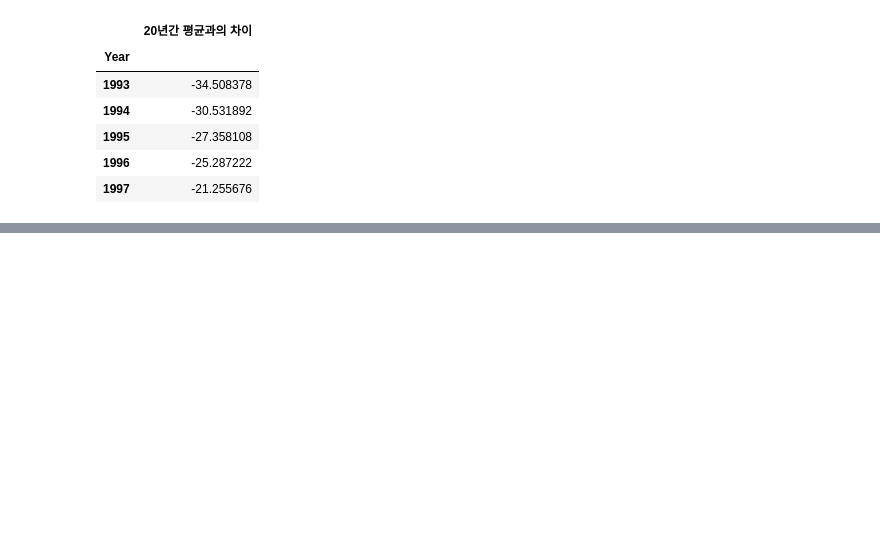
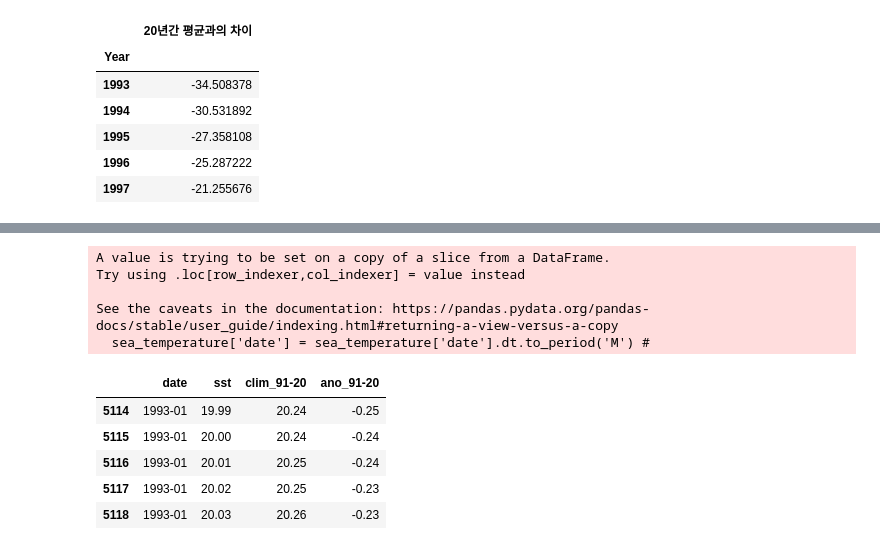
Before and after one commit to Songsungsang/Smart_Factory_Project_Data_Analysis, a Jupyter notebook: sea_level_temp.ipynb, the cells around one changed output, grey strips where cells are left out. Saved outputs shown, nothing was run; the diff lists cells and outputs as text; code cells hidden in the pictures; blank space fills up the shorter version.

```diff
--- a/sea_level_temp.ipynb
+++ b/sea_level_temp.ipynb
@@ -50,0 +61,17 @@ plt.show()
+# %%
+sea_temp_init['date'] = pd.to_datetime(sea_temp_init['date']) # 년-월-일 형태로 있는 datetime형태라고 표시
+sea_temperature = sea_temp_init[sea_temp_init['date'].dt.year >= 1993] # 1993년 이후 데이터만 반영
+sea_temperature['date'] = sea_temperature['date'].dt.to_period('M') #
+sea_temperature.head()
+# %% [output]
+A value is trying to be set on a copy of a slice from a DataFrame.
+Try using .loc[row_indexer,col_indexer] = value instead
+
+See the caveats in the documentation: https://pandas.pydata.org/pandas-docs/stable/user_guide/indexing.html#returning-a-view-versus-a-copy
+  sea_temperature['date'] = sea_temperature['date'].dt.to_period('M') #
+|  | date | sst | clim_91-20 | ano_91-20 |
+| 5114 | 1993-01 | 19.99 | 20.24 | -0.25 |
+| 5115 | 1993-01 | 20.00 | 20.24 | -0.24 |
+| 5116 | 1993-01 | 20.01 | 20.25 | -0.24 |
+| 5117 | 1993-01 | 20.02 | 20.25 | -0.23 |
+| 5118 | 1993-01 | 20.03 | 20.26 | -0.23 |
```
Also changed, not shown: parts of 5 cells of this notebook, 1 other file.
